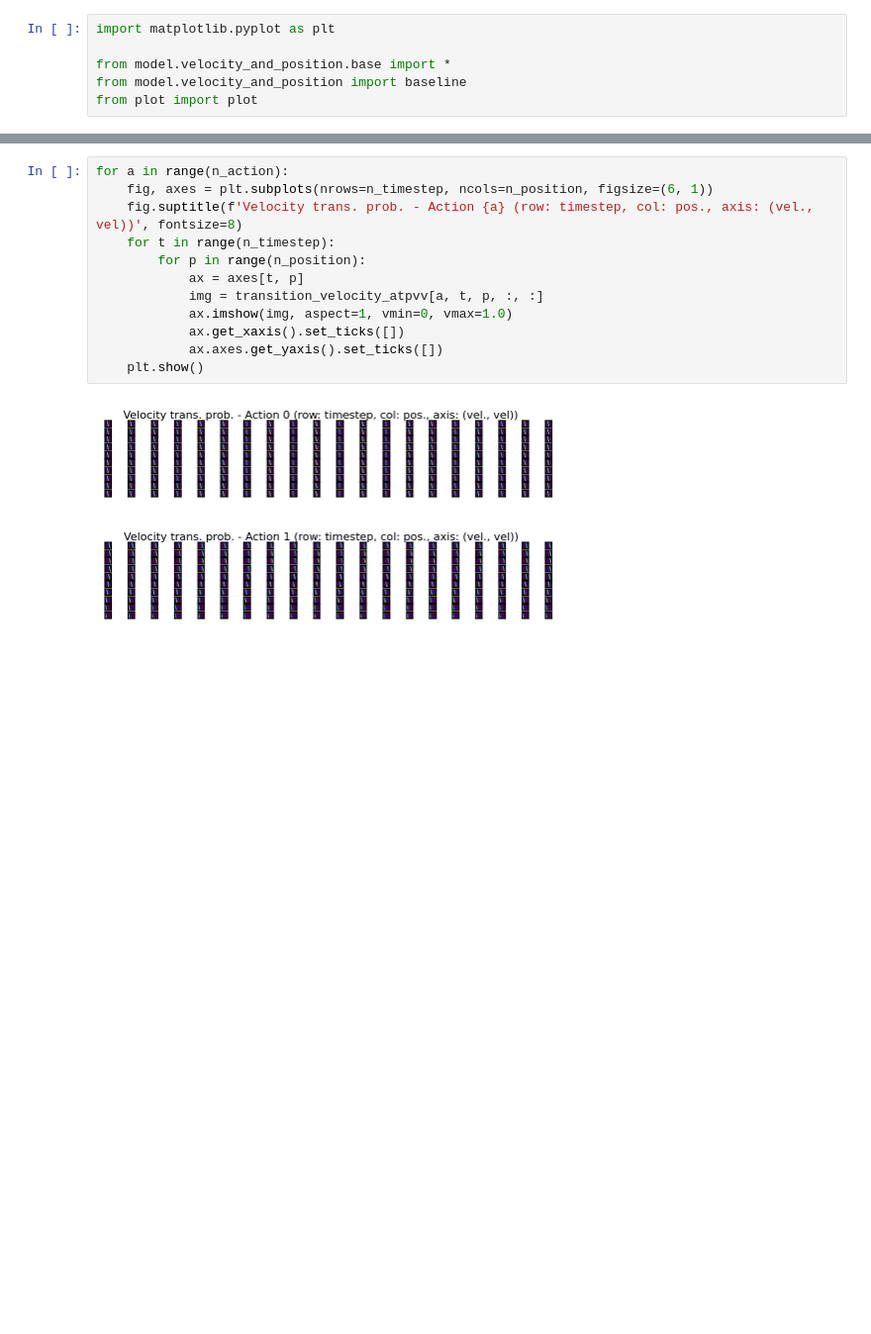
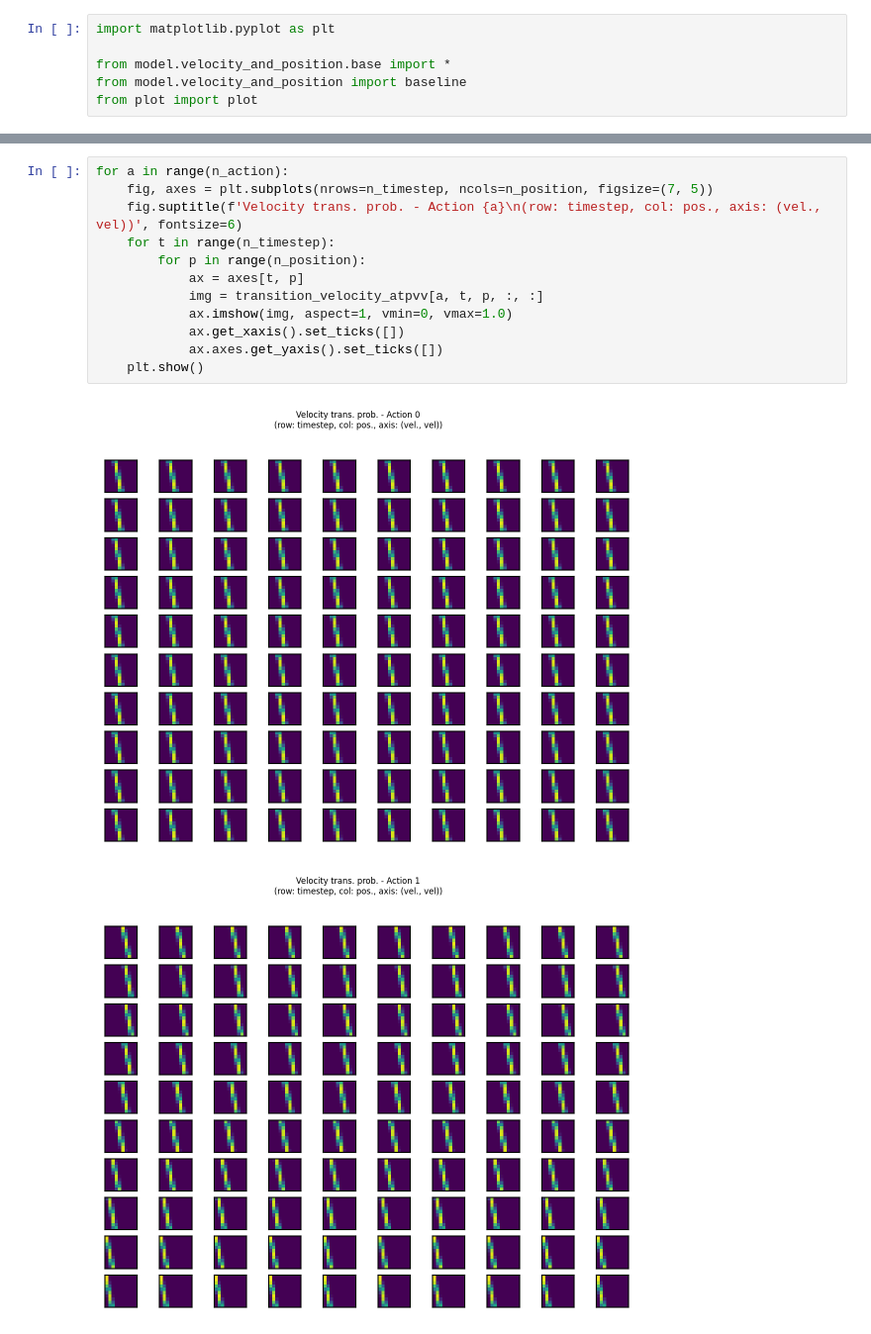
Before and after one commit to AurelienNioche/ActiveInferenceBall, a Jupyter notebook: velocity_and_position__visualize-the-environment-dynamics.ipynb, the cells around one changed output, grey strips where cells are left out. Shown at 99% size. Drawn from its saved outputs; the diff is of its cells as text; blank space fills up the shorter version.

```diff
--- a/velocity_and_position__visualize-the-environment-dynamics.ipynb
+++ b/velocity_and_position__visualize-the-environment-dynamics.ipynb
@@ -41,18 +41,18 @@ plot.runs(*baselines, figsize=(3.5, 2.5))
 # %%
 for a in range(n_action):
-    fig, axes = plt.subplots(nrows=n_timestep, ncols=n_position, figsize=(6, 1))
-    fig.suptitle(f'Velocity trans. prob. - Action {a} (row: timestep, col: pos., axis: (vel., vel))', fontsize=8)
+    fig, axes = plt.subplots(nrows=n_timestep, ncols=n_position, figsize=(7, 5))
+    fig.suptitle(f'Velocity trans. prob. - Action {a}\n(row: timestep, col: pos., axis: (vel., vel))', fontsize=6)
     for t in range(n_timestep):
         for p in range(n_position):
             ax = axes[t, p]
             img = transition_velocity_atpvv[a, t, p, :, :]
             ax.imshow(img, aspect=1, vmin=0, vmax=1.0)
             ax.get_xaxis().set_ticks([])
             ax.axes.get_yaxis().set_ticks([])
     plt.show()
 # %% [output]
-[figure, old version]
+[figure, new version]
-[figure, old version]
+[figure, new version]
 # %%
 fig, axes = plt.subplots(ncols=n_velocity, figsize=(5, 0.5))
 fig.suptitle("Position trans. prob. (col: velocity, axis: (pos, pos))", fontsize=8)
```
Also changed, not shown: parts of 3 cells of this notebook, 2 other files.
